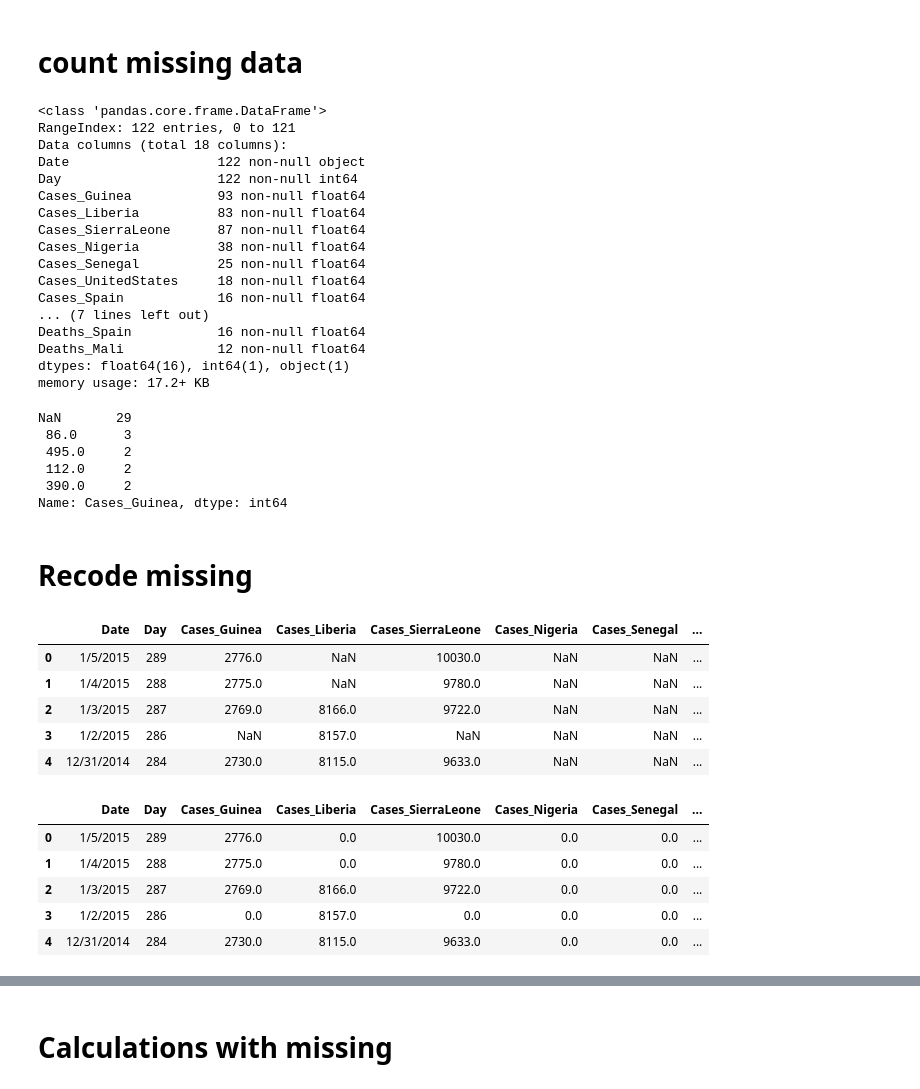
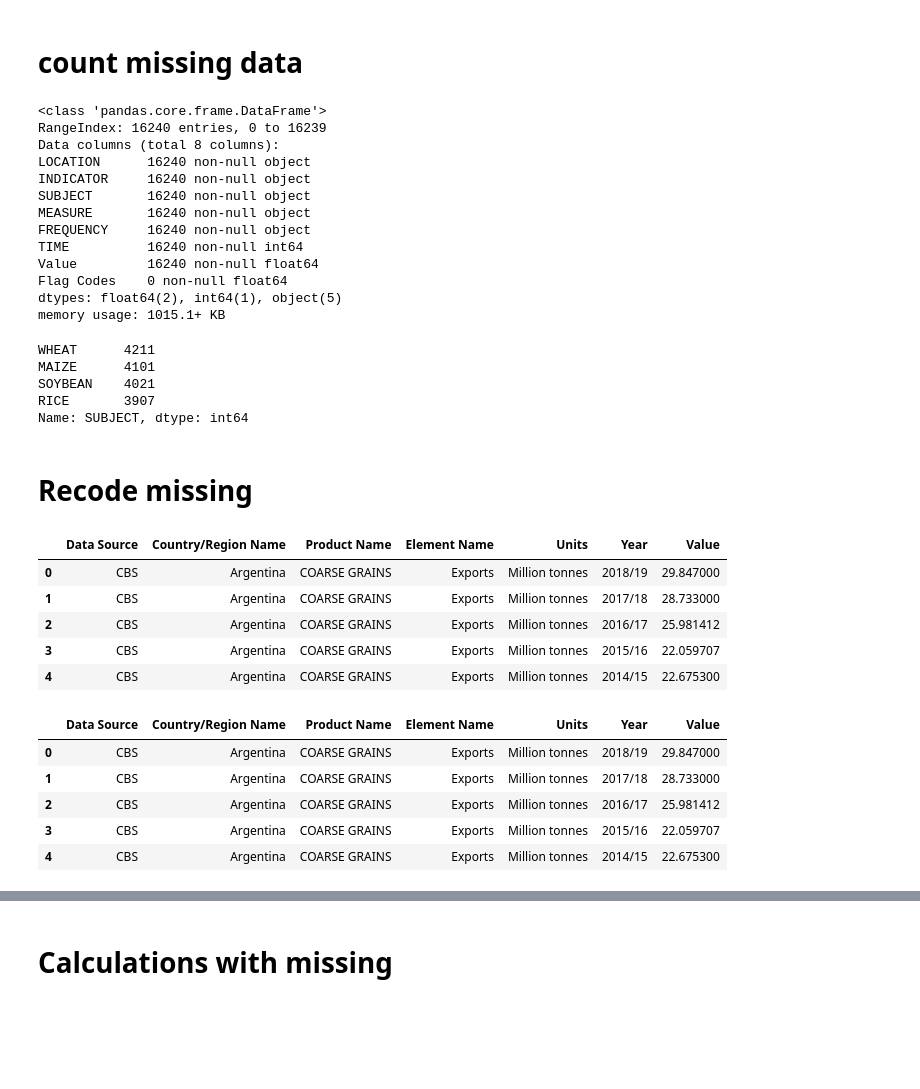
Before and after one commit to LaGuer/scipy-2017-tutorial-pandas, a Jupyter notebook: 01-notes/03-missing.ipynb, the cells around one changed output, grey strips where cells are left out. Saved outputs shown, nothing was run; the diff lists cells and outputs as text; code cells hidden in the pictures; blank space fills up the shorter version.

```diff
--- a/01-notes/03-missing.ipynb
+++ b/01-notes/03-missing.ipynb
@@ -85,52 +78,50 @@ ebola = pd.read_csv('../data/ebola_country_timeseries.csv')
+# %%
+oecd1 = pd.read_csv('https://raw.githubusercontent.com/LaGuer/JupyterDataScienceWorkflow/master/dataset/oecd-CRSW-crop-production.csv')
+oecd2 = pd.read_csv('https://raw.githubusercontent.com/LaGuer/JupyterDataScienceWorkflow/master/dataset/CRSW-AMIS.csv')
 # %%
-ebola.info()
+oecd1.info()
 # %% [output]
 <class 'pandas.core.frame.DataFrame'>
-RangeIndex: 122 entries, 0 to 121
-Data columns (total 18 columns):
-Date                   122 non-null object
-Day                    122 non-null int64
-Cases_Guinea           93 non-null float64
-Cases_Liberia          83 non-null float64
-Cases_SierraLeone      87 non-null float64
-Cases_Nigeria          38 non-null float64
-Cases_Senegal          25 non-null float64
-Cases_UnitedStates     18 non-null float64
-Cases_Spain            16 non-null float64
-... (7 lines left out)
-Deaths_Spain           16 non-null float64
-Deaths_Mali            12 non-null float64
-dtypes: float64(16), int64(1), object(1)
-memory usage: 17.2+ KB
+RangeIndex: 16240 entries, 0 to 16239
+Data columns (total 8 columns):
+LOCATION      16240 non-null object
+INDICATOR     16240 non-null object
+SUBJECT       16240 non-null object
+MEASURE       16240 non-null object
+FREQUENCY     16240 non-null object
+TIME          16240 non-null int64
+Value         16240 non-null float64
+Flag Codes    0 non-null float64
+dtypes: float64(2), int64(1), object(5)
+memory usage: 1015.1+ KB
 # %%
 # sorts by frequency
 # will not always be on top
-ebola['Cases_Guinea'].value_counts(dropna=False).head()
+oecd1['SUBJECT'].value_counts(dropna=False).head()
 # %% [output]
-NaN       29
- 86.0      3
- 495.0     2
- 112.0     2
- 390.0     2
-Name: Cases_Guinea, dtype: int64
+WHEAT      4211
+MAIZE      4101
+SOYBEAN    4021
+RICE       3907
+Name: SUBJECT, dtype: int64
 # %% [markdown]
 # Recode missing
 # %%
-ebola.head()
+oecd2.head()
 # %% [output]
-|  | Date | Day | Cases_Guinea | Cases_Liberia | Cases_SierraLeone | Cases_Nigeria | Cases_Senegal | ... |
-| 0 | 1/5/2015 | 289 | 2776.0 | NaN | 10030.0 | NaN | NaN | ... |
-| 1 | 1/4/2015 | 288 | 2775.0 | NaN | 9780.0 | NaN | NaN | ... |
-| 2 | 1/3/2015 | 287 | 2769.0 | 8166.0 | 9722.0 | NaN | NaN | ... |
-| 3 | 1/2/2015 | 286 | NaN | 8157.0 | NaN | NaN | NaN | ... |
-| 4 | 12/31/2014 | 284 | 2730.0 | 8115.0 | 9633.0 | NaN | NaN | ... |
+|  | Data Source | Country/Region Name | Product Name | Element Name | Units | Year | Value |
+| 0 | CBS | Argentina | COARSE GRAINS | Exports | Million tonnes | 2018/19 | 29.847000 |
+| 1 | CBS | Argentina | COARSE GRAINS | Exports | Million tonnes | 2017/18 | 28.733000 |
+| 2 | CBS | Argentina | COARSE GRAINS | Exports | Million tonnes | 2016/17 | 25.981412 |
+| 3 | CBS | Argentina | COARSE GRAINS | Exports | Million tonnes | 2015/16 | 22.059707 |
+| 4 | CBS | Argentina | COARSE GRAINS | Exports | Million tonnes | 2014/15 | 22.675300 |
 # %%
-ebola.fillna(0).head()
+oecd2.fillna(0).head()
 # %% [output]
-|  | Date | Day | Cases_Guinea | Cases_Liberia | Cases_SierraLeone | Cases_Nigeria | Cases_Senegal | ... |
-| 0 | 1/5/2015 | 289 | 2776.0 | 0.0 | 10030.0 | 0.0 | 0.0 | ... |
-| 1 | 1/4/2015 | 288 | 2775.0 | 0.0 | 9780.0 | 0.0 | 0.0 | ... |
-| 2 | 1/3/2015 | 287 | 2769.0 | 8166.0 | 9722.0 | 0.0 | 0.0 | ... |
-| 3 | 1/2/2015 | 286 | 0.0 | 8157.0 | 0.0 | 0.0 | 0.0 | ... |
-| 4 | 12/31/2014 | 284 | 2730.0 | 8115.0 | 9633.0 | 0.0 | 0.0 | ... |
+|  | Data Source | Country/Region Name | Product Name | Element Name | Units | Year | Value |
+| 0 | CBS | Argentina | COARSE GRAINS | Exports | Million tonnes | 2018/19 | 29.847000 |
+| 1 | CBS | Argentina | COARSE GRAINS | Exports | Million tonnes | 2017/18 | 28.733000 |
+| 2 | CBS | Argentina | COARSE GRAINS | Exports | Million tonnes | 2016/17 | 25.981412 |
+| 3 | CBS | Argentina | COARSE GRAINS | Exports | Million tonnes | 2015/16 | 22.059707 |
+| 4 | CBS | Argentina | COARSE GRAINS | Exports | Million tonnes | 2014/15 | 22.675300 |
 # %%
```
Also changed, not shown: parts of 19 cells of this notebook.
